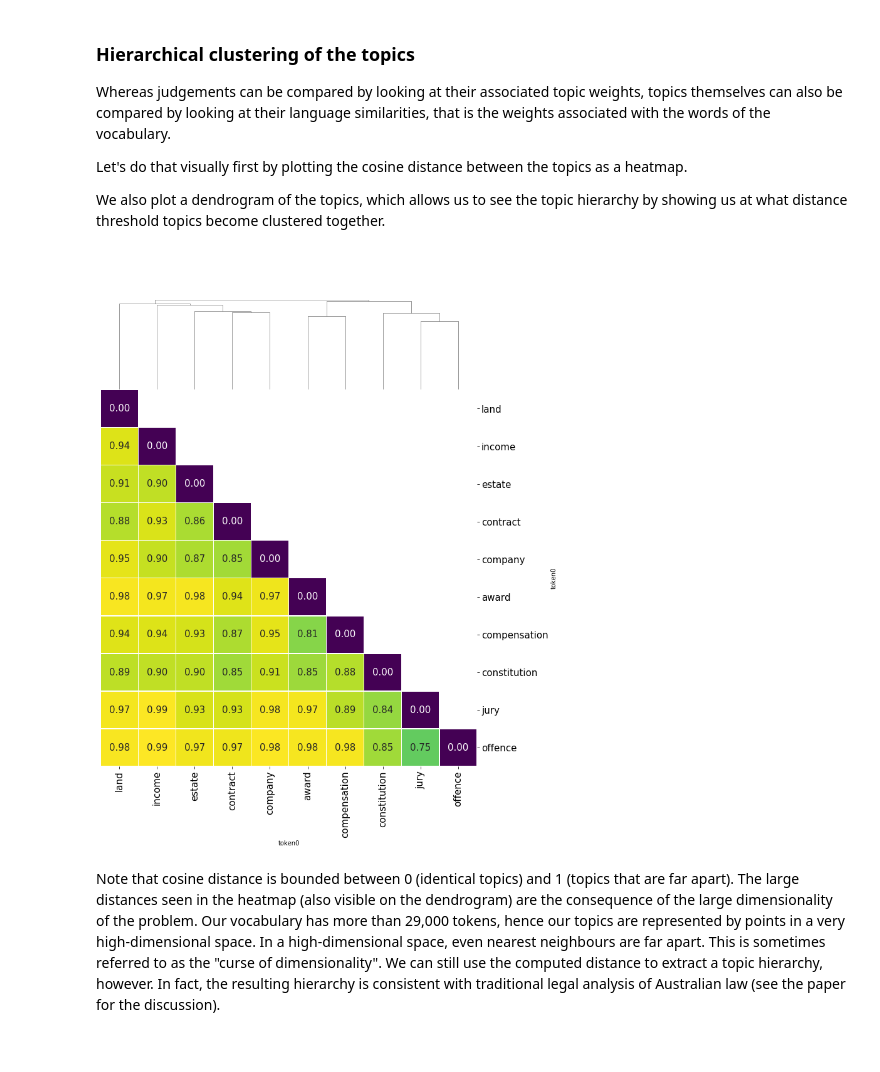
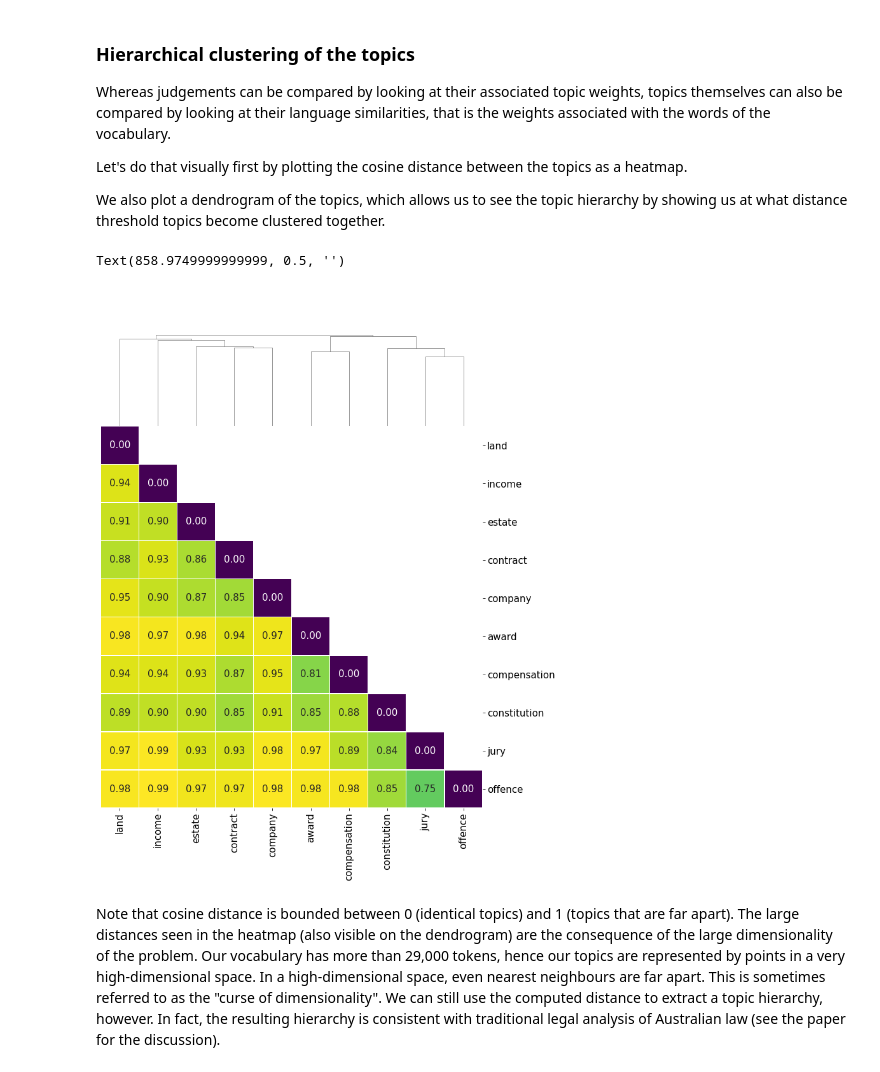
Before and after one commit to adelr/hca-proximity, a Jupyter notebook: Proximity_and_Neighbourhood.ipynb, the cells around one changed output. Drawn from its saved outputs; the diff is of its cells as text; code cells hidden in the pictures.

```diff
--- a/Proximity_and_Neighbourhood.ipynb
+++ b/Proximity_and_Neighbourhood.ipynb
@@ -609,8 +609,8 @@ fig1 = plot_topic_weights(model, topics, mabo_cases)
 # %% [markdown]
 #### Proximity cases
 # %%
-fig2 = plot_topic_weights(model, topics, proximity_cases)
-# fig2.savefig('proximity_10.png', dpi=96, bbox_inches="tight")
+f = plot_topic_weights(model, topics, proximity_cases)
+# f.savefig('fig5.pdf', bbox_inches="tight")
 # %% [output]
 [figure]
 # %% [markdown]
@@ -666,34 +666,43 @@ mapping = {i:j for i, j in zip(range(n_topics), rows)}
 # Generate a mask for the upper triangle
 mask = np.zeros_like(dmat, dtype=np.bool)
 a, b = np.triu_indices_from(mask, k=1)
 mask[[mapping[_] for _ in a], [mapping[_] for _ in b]] = True
 
 # plot the final heatmap
 cm = sns.clustermap(pd.DataFrame(dmat,
                                  index=labels,
                                  columns=labels),
                     row_linkage=Z,
                     col_linkage=Z,
                     cmap=cmap,
                     linewidths=0.5,
                     figsize=(12, 12),
                     annot=True,
                     annot_kws={"size": 15},
                     fmt='0.2f', mask=mask,
                     cbar_kws={'label':f'distance'})
 
 # hide the colorbar
 cm.cax.set_visible(False)
 
+
 # modify the axes labels
 plt.setp(cm.ax_heatmap.xaxis.get_majorticklabels(), rotation=90, fontsize=15)
 plt.setp(cm.ax_heatmap.yaxis.get_majorticklabels(), rotation=0, fontsize=15)
 
 # hide left dendrogram
 cm.ax_row_dendrogram.set_visible(False)
+
+ax = cm.ax_heatmap
+
+ax.set_xlabel("")
+ax.set_ylabel("")
+
+# cm.savefig('fig2.pdf', bbox_inches="tight")
 # %% [output]
+Text(858.9749999999999, 0.5, '')
 [figure]
-[figure, old version]
+[figure, new version]
 # %% [markdown]
 Note that cosine distance is bounded between 0 (identical topics) and 1 (topics that are far apart).
 The large distances seen in the heatmap (also visible on the dendrogram) are the consequence of the large dimensionality of the problem. Our vocabulary has more than 29,000 tokens, hence our topics are represented by points in a very high-dimensional space. In a high-dimensional space, even nearest neighbours are far apart. This is sometimes referred to as the "curse of dimensionality". We can still use the computed distance to extract a topic hierarchy, however. In fact, the resulting hierarchy is consistent with traditional legal analysis of Australian law (see the paper for the discussion).
```
Also changed, not shown: parts of 6 cells of this notebook.
